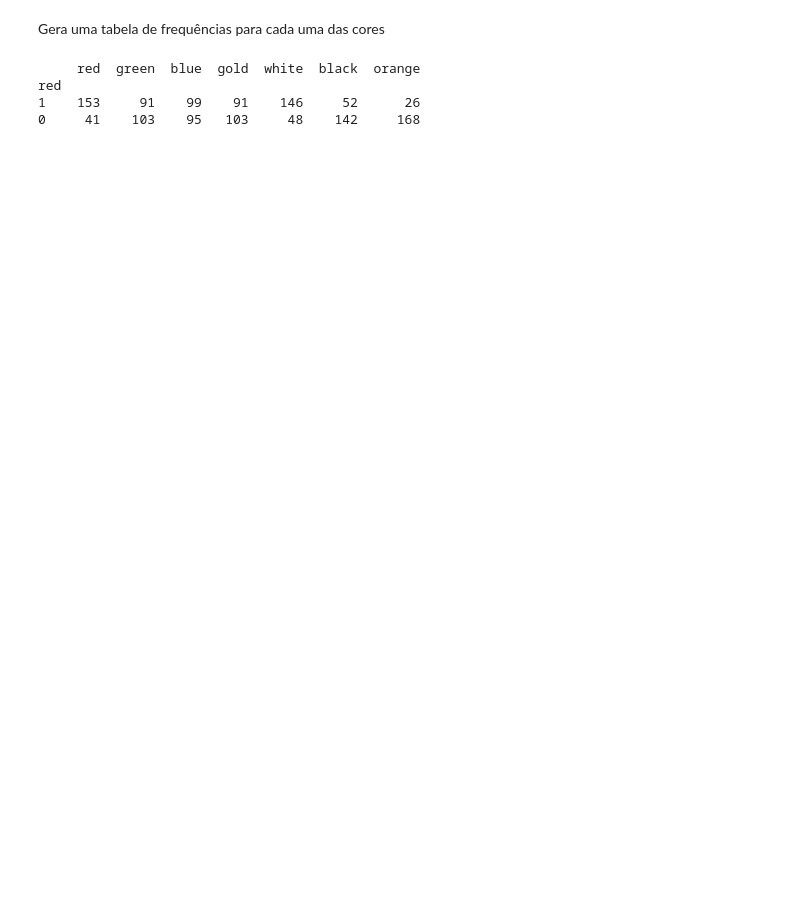
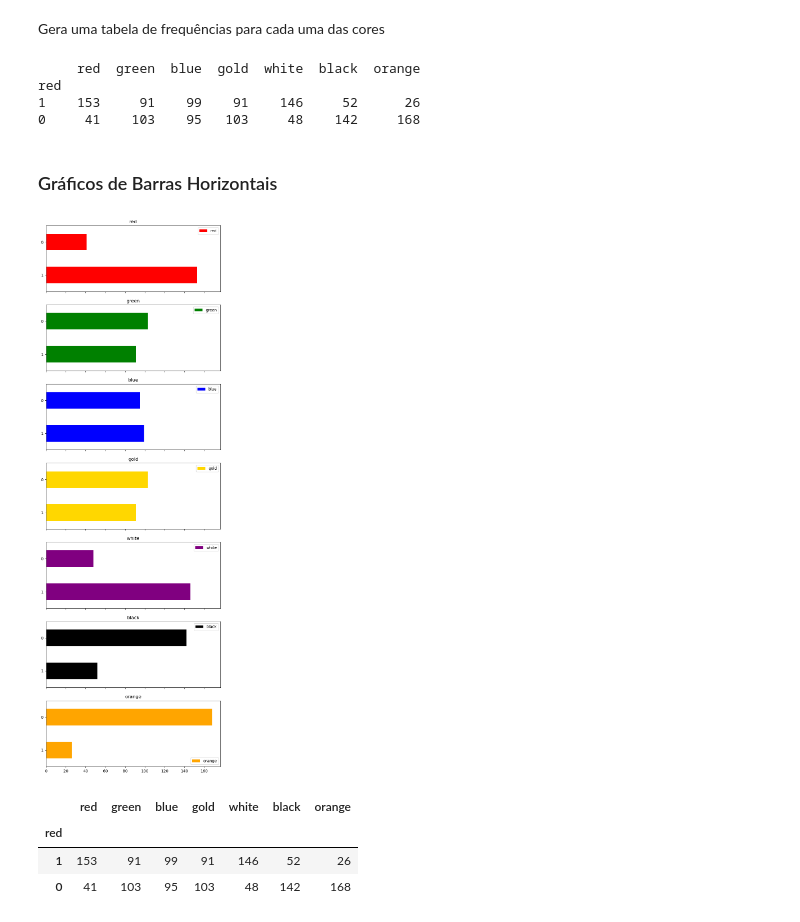
Before and after one commit to Matheusf-Soares/project_flags, a Jupyter notebook: flags_project.ipynb, the cells around one changed output. Drawn from its saved outputs; the diff is of its cells as text; code cells hidden in the pictures; blank space fills up the shorter version.

```diff
--- a/flags_project.ipynb
+++ b/flags_project.ipynb
@@ -182,3 +183,32 @@ print(df_cores)
 red
 1    153     91    99    91    146     52      26
 0     41    103    95   103     48    142     168
+# %% [markdown]
+### Gráficos de Barras Horizontais
+# %%
+lst_cores = [
+    'red',
+    'green',
+    'blue',
+    'gold',
+    'purple',
+    'black',
+    'orange',
+]
+
+df_cores.plot(kind='barh', # Para criar um gráfico de barras horizontais
+              subplots=True, # Para permitir que sejam criados vários gráficos
+              figsize=(8, 25), # Define a Altura e Largura do Gráfico
+              color=lst_cores, # Define as cores de cada Gráfico
+              ylabel='')
+
+plt.show()
+# %% [output]
+[figure, added]
+# %%
+df_cores
+# %% [output]
+|  | red | green | blue | gold | white | black | orange |
+| red |  |  |  |  |  |  |  |
+| 1 | 153 | 91 | 99 | 91 | 146 | 52 | 26 |
+| 0 | 41 | 103 | 95 | 103 | 48 | 142 | 168 |
```
Also changed, not shown: parts of 3 cells of this notebook, 3 other files.
